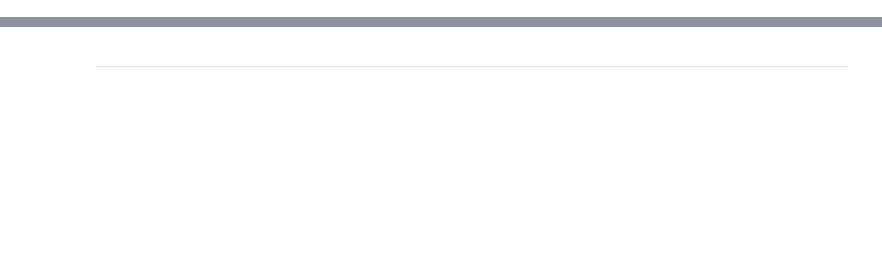
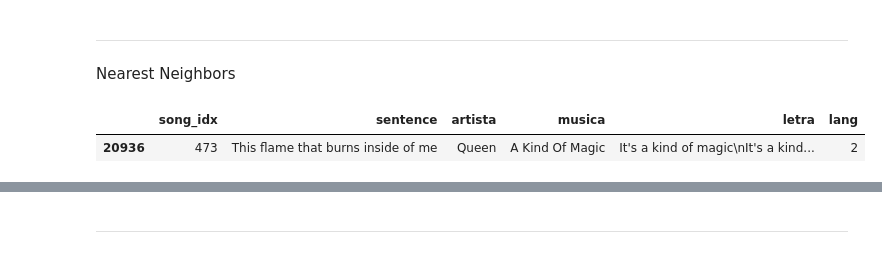
Before and after one commit to tiagohcalves/creative-ai, a Jupyter notebook: songwriter/src/05-song_space_plot.ipynb, the cells around one changed output, grey strips where cells are left out. Drawn from its saved outputs; the diff is of its cells as text; code cells hidden in the pictures; blank space fills up the shorter version.

```diff
--- a/songwriter/src/05-song_space_plot.ipynb
+++ b/songwriter/src/05-song_space_plot.ipynb
@@ -11,0 +71,4 @@ with open("../data/processed/song_encodings.pkl", "rb") as infile:
+# %% [markdown]
+---
+# %% [markdown]
+Nearest Neighbors
@@ -11,0 +80,5 @@ with open("../data/processed/song_encodings.pkl", "rb") as infile:
+# %%
+lyrics_df.sample()
+# %% [output]
+|  | song_idx | sentence | artista | musica | letra | lang |
+| 20936 | 473 | This flame that burns inside of me | Queen | A Kind Of Magic | It's a kind of magic\nIt's a kind... | 2 |
```
Also changed, not shown: parts of 22 cells of this notebook, 4 other files.
